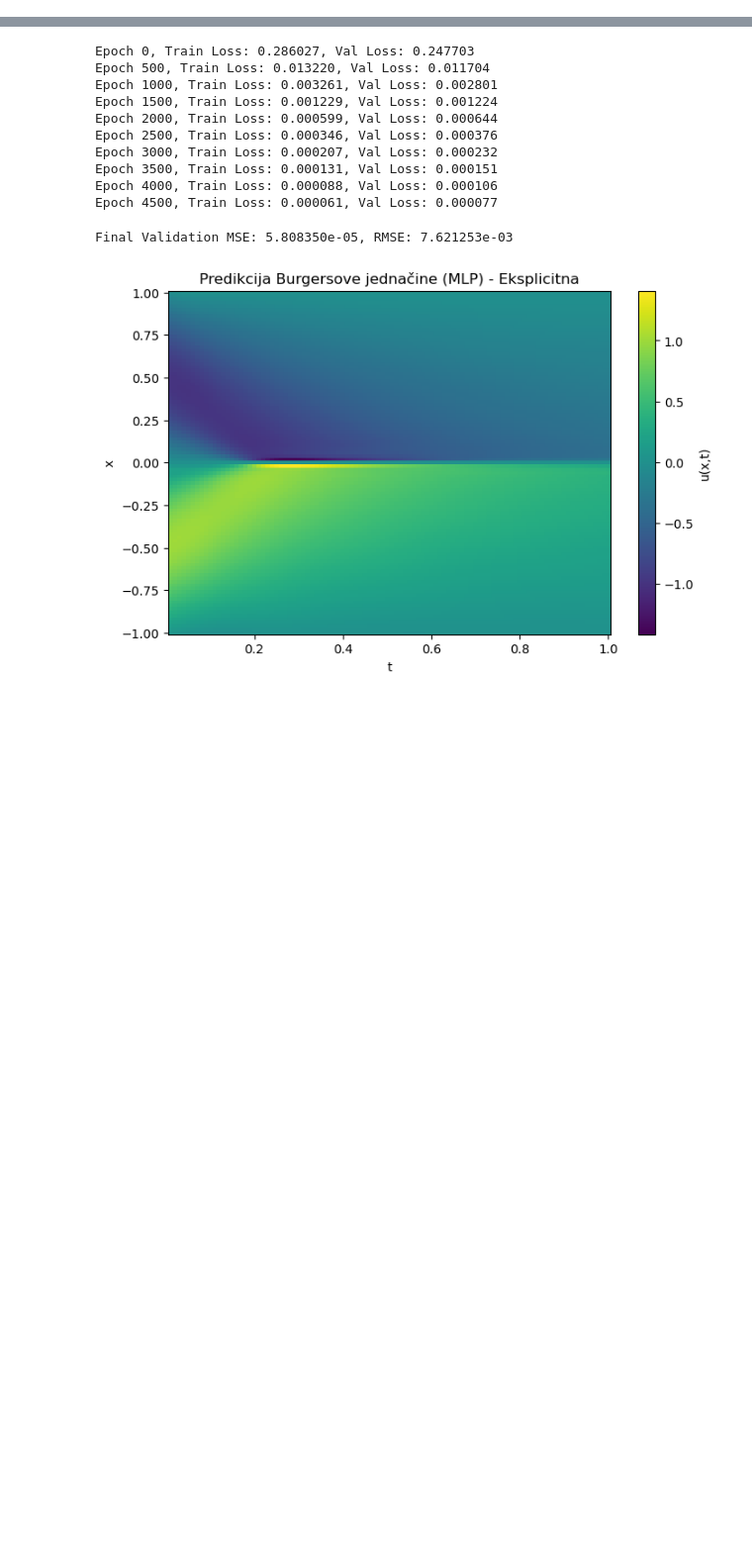
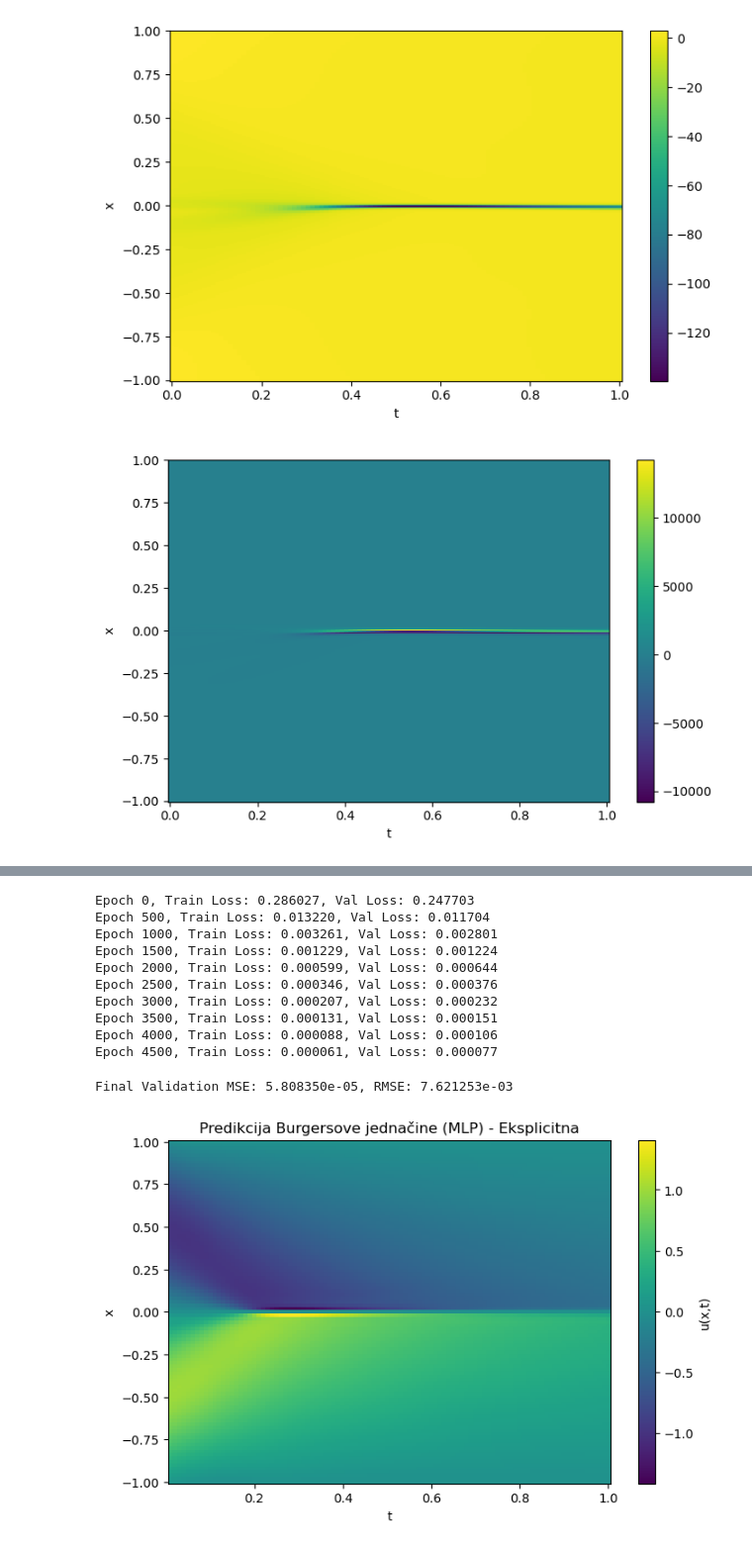
Before and after one commit to al3gzy/bsc-thesis, a Jupyter notebook: pinn_burg.ipynb, the cells around one changed output, grey strips where cells are left out. Shown at 99% size. Saved outputs shown, nothing was run; the diff lists cells and outputs as text; code cells hidden in the pictures; blank space fills up the shorter version.

```diff
--- a/pinn_burg.ipynb
+++ b/pinn_burg.ipynb
@@ -87,3 +98,37 @@ Epoch 4000, Loss = 1.0947e-02
+# %%
+x = torch.linspace(-1, 1, 256)
+t = torch.linspace(0, 1, 100)
+X, T = torch.meshgrid(x, t, indexing='ij')
+
+x_eval = X.reshape(-1,1)
+t_eval = T.reshape(-1,1)
+x_eval.requires_grad_(True)
+t_eval.requires_grad_(True)
+
+u = model(x_eval, t_eval)
+u_x = autograd.grad(u, x_eval, torch.ones_like(u), create_graph=True)[0]
+u_xx = autograd.grad(u_x, x_eval, torch.ones_like(u_x), create_graph=True)[0]
+
+U = u.detach().cpu().numpy().reshape(X.shape)
+Ux = u_x.detach().cpu().numpy().reshape(X.shape)
+Uxx = u_xx.detach().cpu().numpy().reshape(X.shape)
+
+Xn, Tn = X.cpu().numpy(), T.cpu().numpy()
+
+def plot_surface(data, title):
+    plt.figure(figsize=(8,5))
+    plt.pcolormesh(Tn, Xn, data, shading='auto')
+    plt.colorbar()
+    plt.xlabel("t")
+    plt.ylabel("x")
+    plt.title(title)
+    plt.show()
+
+plot_surface(Ux, title='')
+plot_surface(Uxx, title='')
+# %% [output]
+[figure, added]
+[figure, added]
 # %%
 x = torch.linspace(-1, 1, 256)
 t = torch.linspace(0, 1, 100)
```
Also changed, not shown: parts of 3 cells of this notebook.
